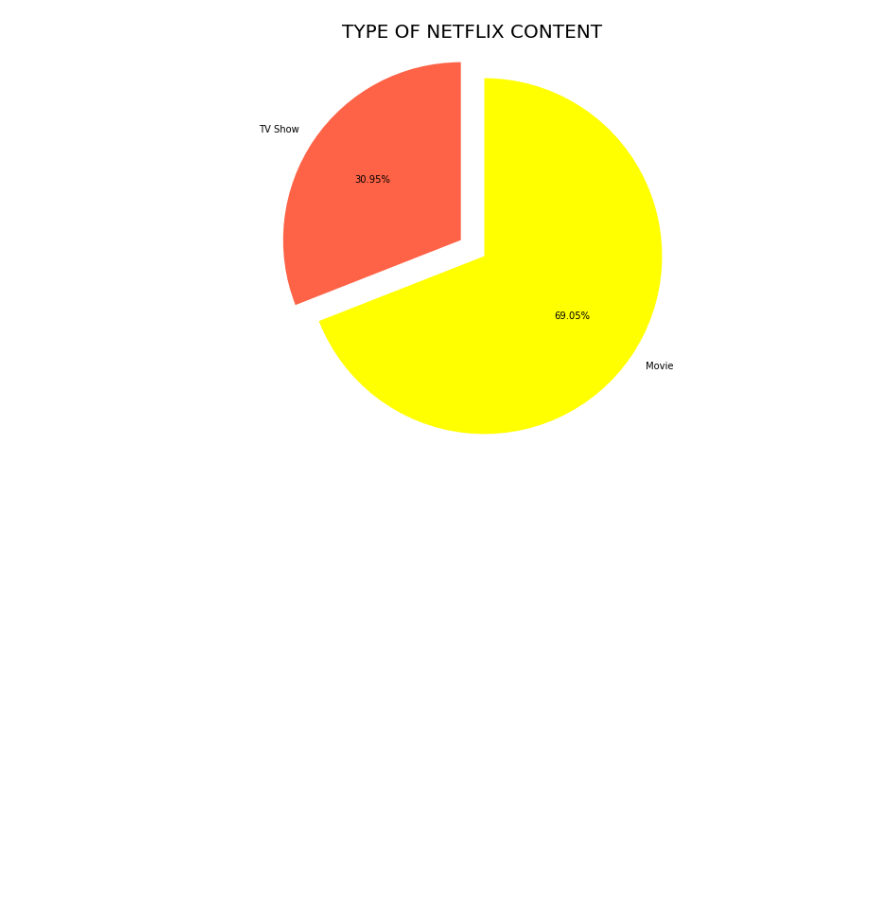
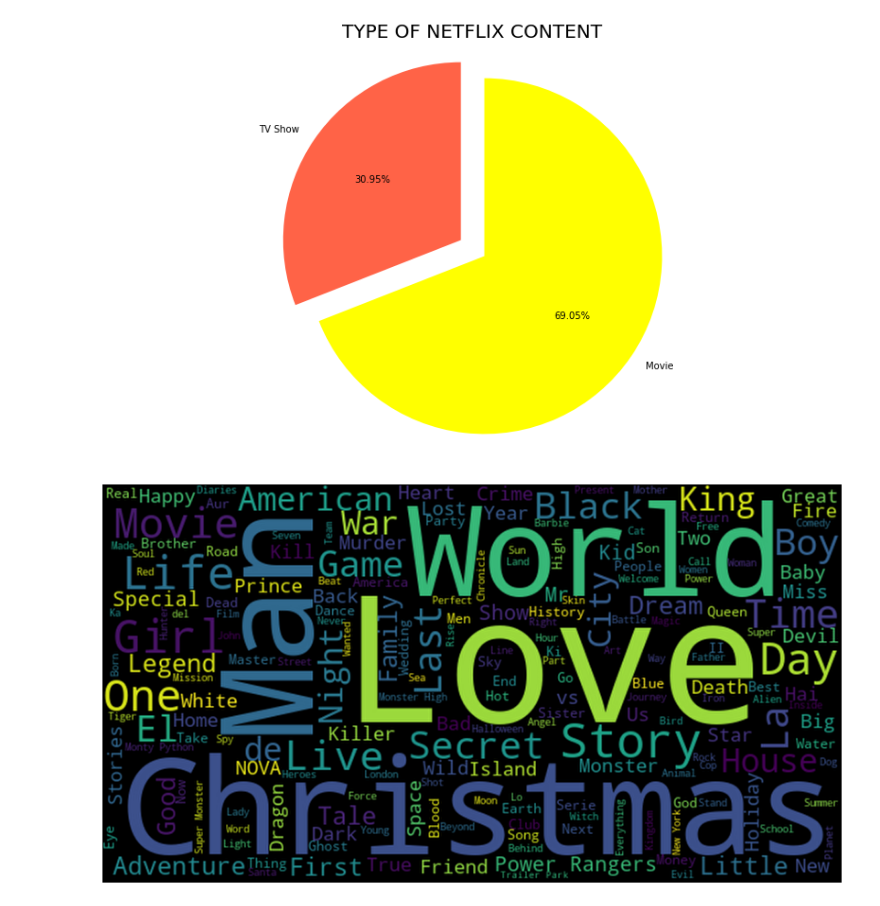
Before and after one commit to Arka1212/Netflix-Movies-And-TV-Shows-Clustering, a Jupyter notebook: NETFLIX_MOVIES_AND_TV_SHOWS_CLUSTERING.ipynb, the cells around one changed output. Cells and saved outputs as stored; diff of their text form; code cells hidden in the pictures; blank space fills up the shorter version.

```diff
--- a/NETFLIX_MOVIES_AND_TV_SHOWS_CLUSTERING.ipynb
+++ b/NETFLIX_MOVIES_AND_TV_SHOWS_CLUSTERING.ipynb
@@ -321,3 +321,17 @@ plt.show()
 # 69.05% of total content are movies whereas only 30.95% of total content are TV shows.
 # %% [output]
 [figure]
+# %%
+# ANALYSIS OF TITLES OF CONTENT.
+plt.figure(figsize= (16, 8))
+title_words = " ".join(word for word in netflix_df['title'])
+stopwords = set(STOPWORDS)
+
+title_cloud = WordCloud(stopwords=stopwords, background_color="black",width=650, height=350).generate(title_words)
+plt.imshow(title_cloud, interpolation='bessel')
+plt.axis("off")
+plt.show()
+
+# 'Christmas', 'Love', 'Man', 'World' are some of the most utilized words for movie titles.
+# %% [output]
+[figure, added]
```
Also changed, not shown: parts of 3 cells of this notebook.
